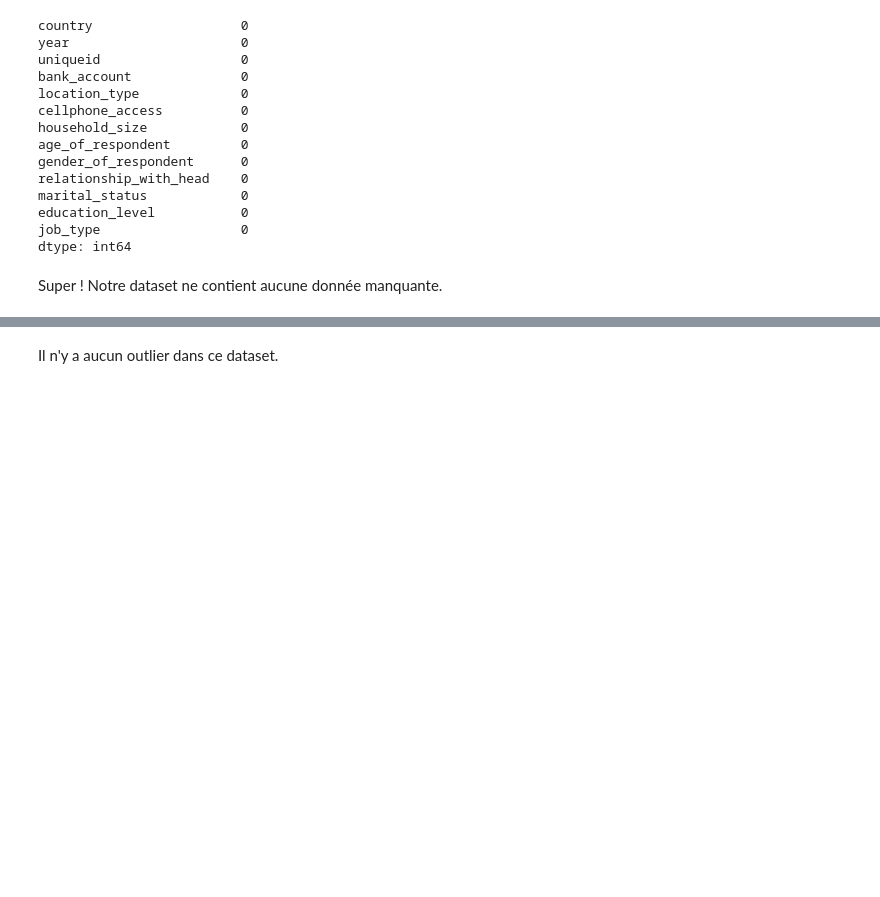
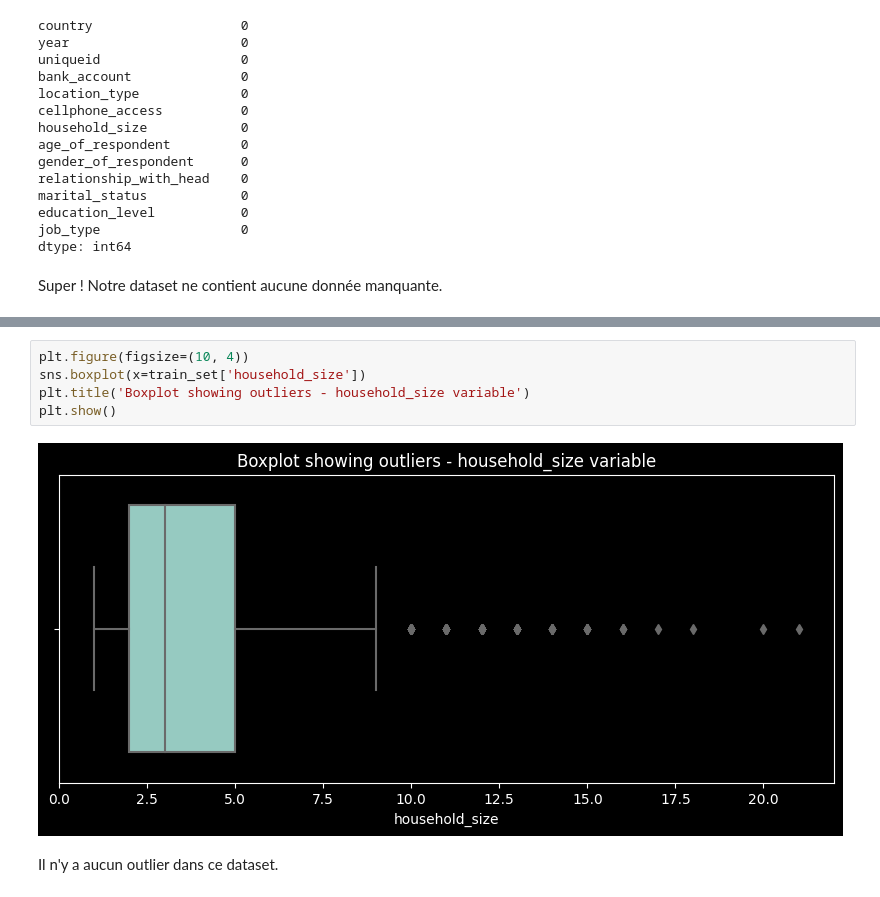
Before and after one commit to justekouassi/Inclusion-financiere-en-Afrique, a Jupyter notebook: inclusion_best.ipynb, the cells around one changed output, grey strips where cells are left out. Drawn from its saved outputs; the diff is of its cells as text; blank space fills up the shorter version.

```diff
--- a/inclusion_best.ipynb
+++ b/inclusion_best.ipynb
@@ -169,3 +170,10 @@ plt.show()
+# %%
+plt.figure(figsize=(10, 4))
+sns.boxplot(x=train_set['household_size'])
+plt.title('Boxplot showing outliers - household_size variable')
+plt.show()
+# %% [output]
+[figure, added]
 # %% [markdown]
 Il n'y a aucun outlier dans ce dataset.
 # %% [markdown]
```
Also changed, not shown: parts of 16 cells of this notebook, 11 other files.
